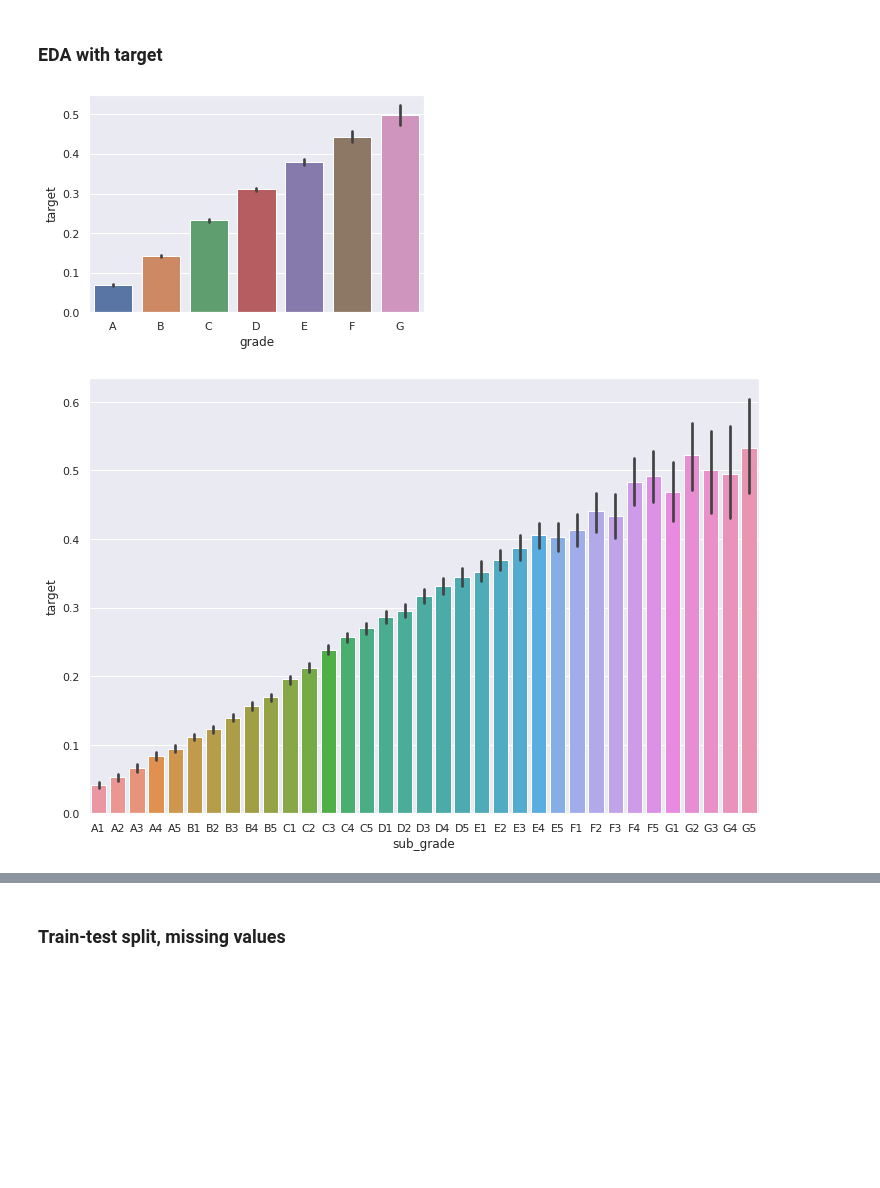
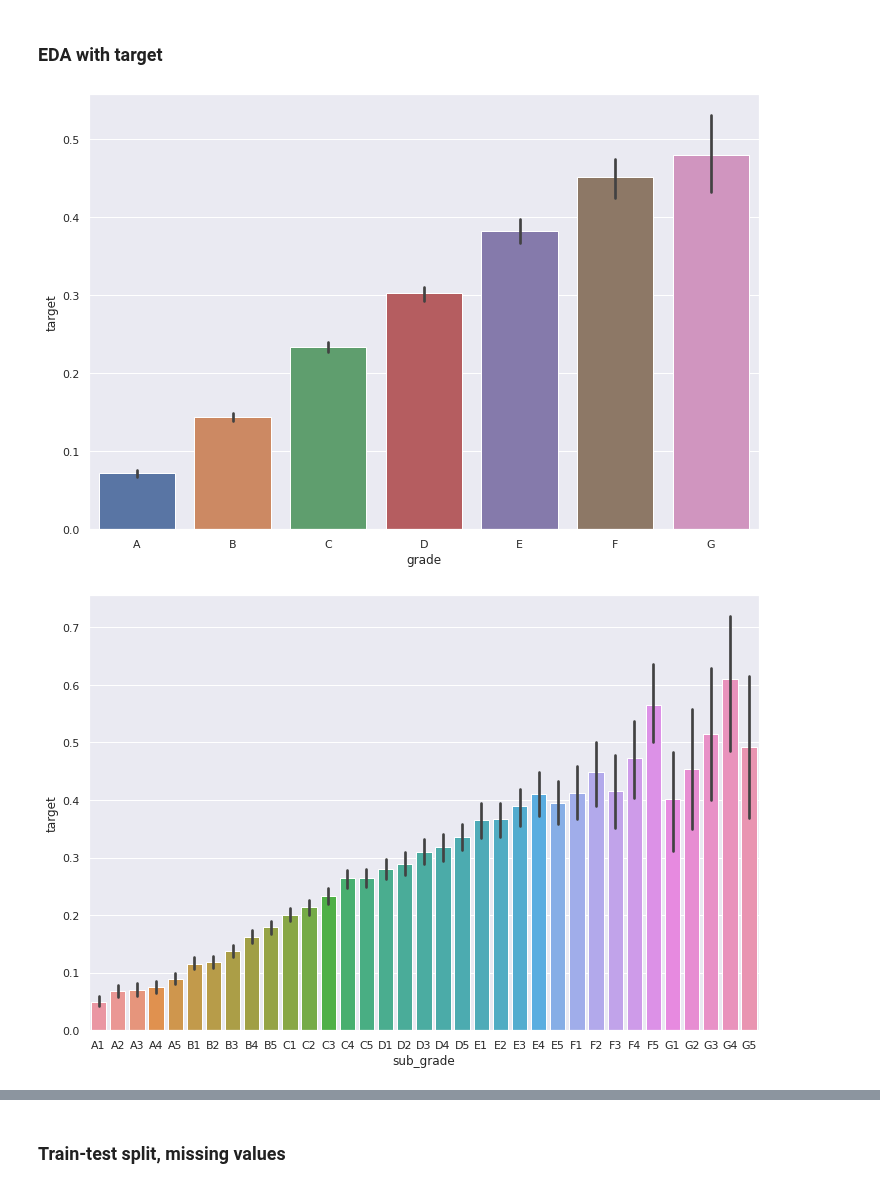
Before and after one commit to MykolaPinchuk/KaggleProjects, a Jupyter notebook: kp102-lc-loaddef.ipynb, the cells around one changed output, grey strips where cells are left out. Saved outputs shown, nothing was run; the diff lists cells and outputs as text; code cells hidden in the pictures; blank space fills up the shorter version.

```diff
--- a/kp102-lc-loaddef.ipynb
+++ b/kp102-lc-loaddef.ipynb
@@ -88,7 +88,7 @@ df.drop(columns = ['mths_since_last_record', 'mths_since_last_delinq',
                   'mths_since_last_major_derog'], inplace=True)
 # these are useful features, which I will preprocess later
 
-df = df.sample(400000)
+df = df.sample(200000)
 display(df.shape, time.time()-time0, df.head())
 # %% [output]
 |  | loan_amnt | funded_amnt | funded_amnt_inv | term | int_rate | installment | grade | sub_grade | ... |
@@ -116,7 +139,9 @@ df.issue_d = pd.to_datetime(df.issue_d, format='%b-%Y')
 df.earliest_cr_line = pd.to_datetime(df.earliest_cr_line, format='%b-%Y')
 df['year_issued']=df.issue_d.dt.year
 df['month_issued']=df.issue_d.dt.month
+df['year_earliest']=df.issue_d.dt.year
 df['years_borrowing'] = (df.issue_d - df.earliest_cr_line)/ np.timedelta64(1, 'Y')
+df['pub_rec_pa'] = df.pub_rec/df.years_borrowing
 display(df.head())
 # %% [output]
 |  | loan_amnt | funded_amnt | funded_amnt_inv | term | int_rate | installment | grade | sub_grade | ... |
@@ -184,9 +211,9 @@ df.loc[df.annual_inc<1,'annual_inc']=1
 df['lti']=df.loan_amnt/df.annual_inc
 df['iti']=(df.installment*12)/df.annual_inc
 df.loc[df.lti==np.inf, 'lti']=np.nan
-df.loc[df.lti>2, 'lti']=2
+df.loc[df.lti>2, 'lti']=5
 df.loc[df.iti==np.inf, 'iti']=np.nan
-df.loc[df.iti>1, 'iti']=1
+df.loc[df.iti>1, 'iti']=2
 df.loc[df.revol_util>100,'revol_util']=100
 
 df['zip_code'] = df.zip_code.str.rstrip('xx').astype(int)
@@ -198,5 +225,8 @@ df.loc[df.emp_length=='10+','emp_length'] = 10
 df['emp_length'] = df.emp_length.astype(np.float32)
 display(df.emp_length.value_counts())
 
+df.amnt_same = (df.loan_amnt == df.funded_amnt_inv).astype(int)
+df['revol_balance_income'] = df.revol_bal/df.annual_inc
+
 df.drop(columns = ['annual_inc_joint', 'dti_joint', 'verification_status_joint', 'earliest_cr_line', 'issue_d'], inplace=True)
 # %% [output]
@@ -312,13 +334,20 @@ sns.histplot(x='grade', data=df).set(title='Loan Grade')
 # %% [markdown]
 ### EDA with target
 # %%
+sns.set(rc={'figure.figsize':(12,8)})
 sns.barplot(x='grade', y='target', data=df)
 plt.show()
-sns.set(rc={'figure.figsize':(12,8)})
 sns.barplot(x='sub_grade', y='target', data=df)
+plt.show()
+sns.barplot(x='home_ownership', y='target', data=df)
+plt.show()
+#sns.barplot(x='int_rate', y='target', data=df)
+#plt.show()
+sns.set(rc={'figure.figsize':(20,8)})
+sns.barplot(x='fico_range_high', y='target', data=df)
 plt.show()
 sns.barplot(x='purpose', y='target', data=df)
 plt.show()
 # %% [output]
-[figure, old version]
+[figure, new version]
-[figure, old version]
+[figure, new version]
```
Also changed, not shown: parts of 23 cells of this notebook.
